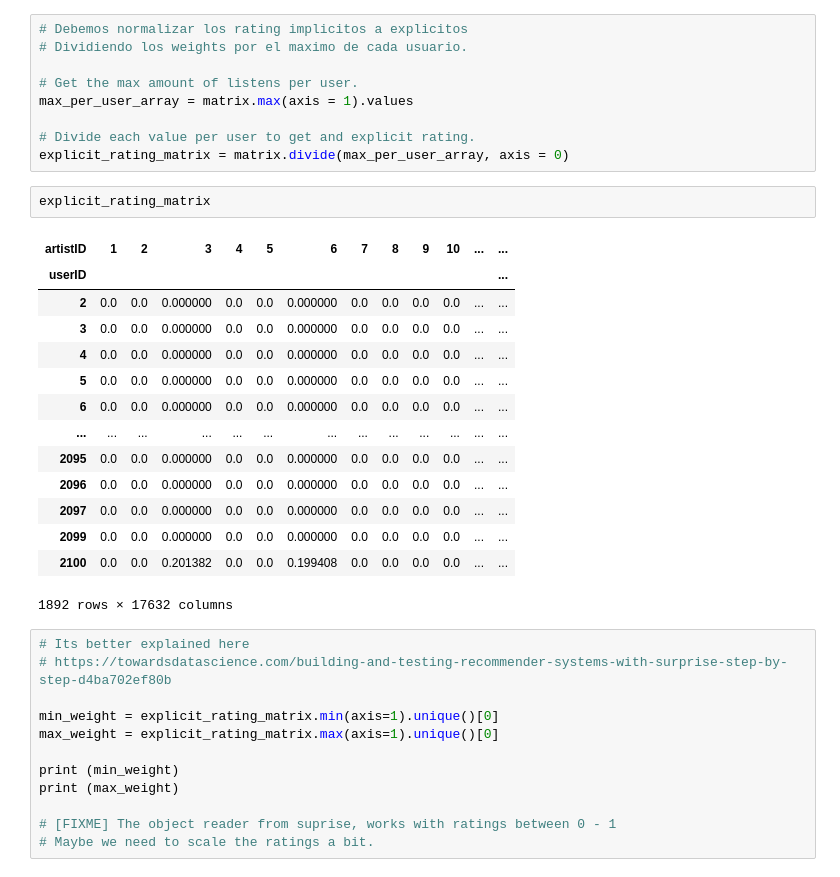
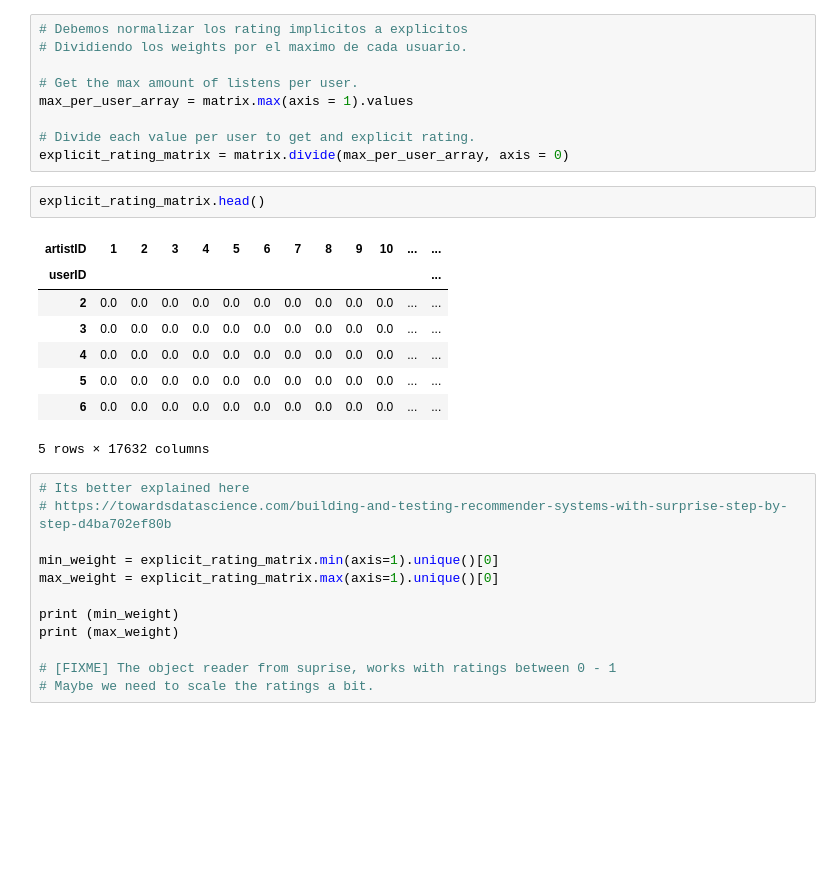
Before and after one commit to fercab24/SistemasDeRecomendacion, a Jupyter notebook: practico.ipynb, the cells around one changed output. Saved outputs shown, nothing was run; the diff lists cells and outputs as text; blank space fills up the shorter version.

```diff
--- a/practico.ipynb
+++ b/practico.ipynb
@@ -225,22 +219,16 @@ max_per_user_array = matrix.max(axis = 1).values
 # Divide each value per user to get and explicit rating.
 explicit_rating_matrix = matrix.divide(max_per_user_array, axis = 0)
 # %%
-explicit_rating_matrix
+explicit_rating_matrix.head()
 # %% [output]
 | artistID | 1 | 2 | 3 | 4 | 5 | 6 | 7 | 8 | 9 | 10 | ... | ... |
 | userID |  |  |  |  |  |  |  |  |  |  |  | ... |
-| 2 | 0.0 | 0.0 | 0.000000 | 0.0 | 0.0 | 0.000000 | 0.0 | 0.0 | 0.0 | 0.0 | ... | ... |
-| 3 | 0.0 | 0.0 | 0.000000 | 0.0 | 0.0 | 0.000000 | 0.0 | 0.0 | 0.0 | 0.0 | ... | ... |
-| 4 | 0.0 | 0.0 | 0.000000 | 0.0 | 0.0 | 0.000000 | 0.0 | 0.0 | 0.0 | 0.0 | ... | ... |
-| 5 | 0.0 | 0.0 | 0.000000 | 0.0 | 0.0 | 0.000000 | 0.0 | 0.0 | 0.0 | 0.0 | ... | ... |
-| 6 | 0.0 | 0.0 | 0.000000 | 0.0 | 0.0 | 0.000000 | 0.0 | 0.0 | 0.0 | 0.0 | ... | ... |
-| ... | ... | ... | ... | ... | ... | ... | ... | ... | ... | ... | ... | ... |
-| 2095 | 0.0 | 0.0 | 0.000000 | 0.0 | 0.0 | 0.000000 | 0.0 | 0.0 | 0.0 | 0.0 | ... | ... |
-| 2096 | 0.0 | 0.0 | 0.000000 | 0.0 | 0.0 | 0.000000 | 0.0 | 0.0 | 0.0 | 0.0 | ... | ... |
-| 2097 | 0.0 | 0.0 | 0.000000 | 0.0 | 0.0 | 0.000000 | 0.0 | 0.0 | 0.0 | 0.0 | ... | ... |
-| 2099 | 0.0 | 0.0 | 0.000000 | 0.0 | 0.0 | 0.000000 | 0.0 | 0.0 | 0.0 | 0.0 | ... | ... |
-| 2100 | 0.0 | 0.0 | 0.201382 | 0.0 | 0.0 | 0.199408 | 0.0 | 0.0 | 0.0 | 0.0 | ... | ... |
+| 2 | 0.0 | 0.0 | 0.0 | 0.0 | 0.0 | 0.0 | 0.0 | 0.0 | 0.0 | 0.0 | ... | ... |
+| 3 | 0.0 | 0.0 | 0.0 | 0.0 | 0.0 | 0.0 | 0.0 | 0.0 | 0.0 | 0.0 | ... | ... |
+| 4 | 0.0 | 0.0 | 0.0 | 0.0 | 0.0 | 0.0 | 0.0 | 0.0 | 0.0 | 0.0 | ... | ... |
+| 5 | 0.0 | 0.0 | 0.0 | 0.0 | 0.0 | 0.0 | 0.0 | 0.0 | 0.0 | 0.0 | ... | ... |
+| 6 | 0.0 | 0.0 | 0.0 | 0.0 | 0.0 | 0.0 | 0.0 | 0.0 | 0.0 | 0.0 | ... | ... |
-1892 rows × 17632 columns
+5 rows × 17632 columns
 # %%
 # Its better explained here
 # https://towardsdatascience.com/building-and-testing-recommender-systems-with-surprise-step-by-step-d4ba702ef80b
```
Also changed, not shown: parts of 25 cells of this notebook.
